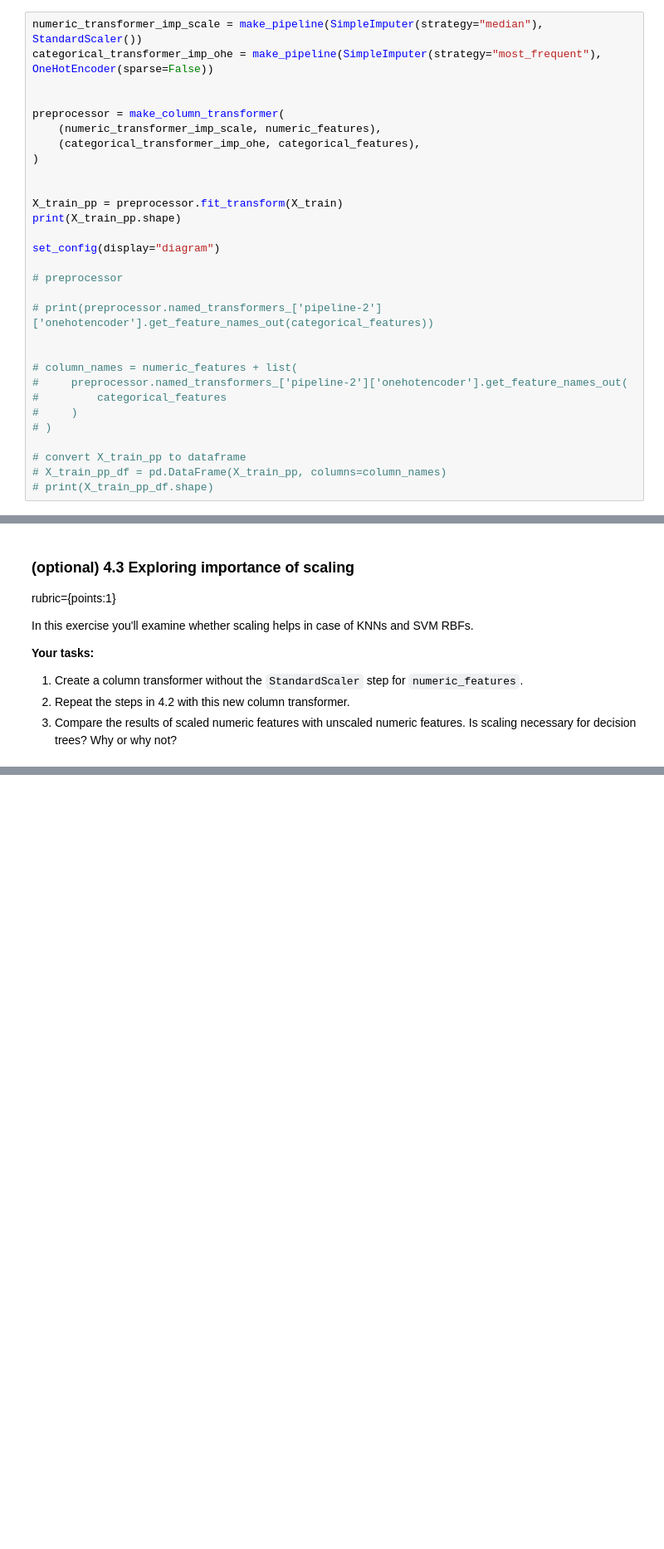
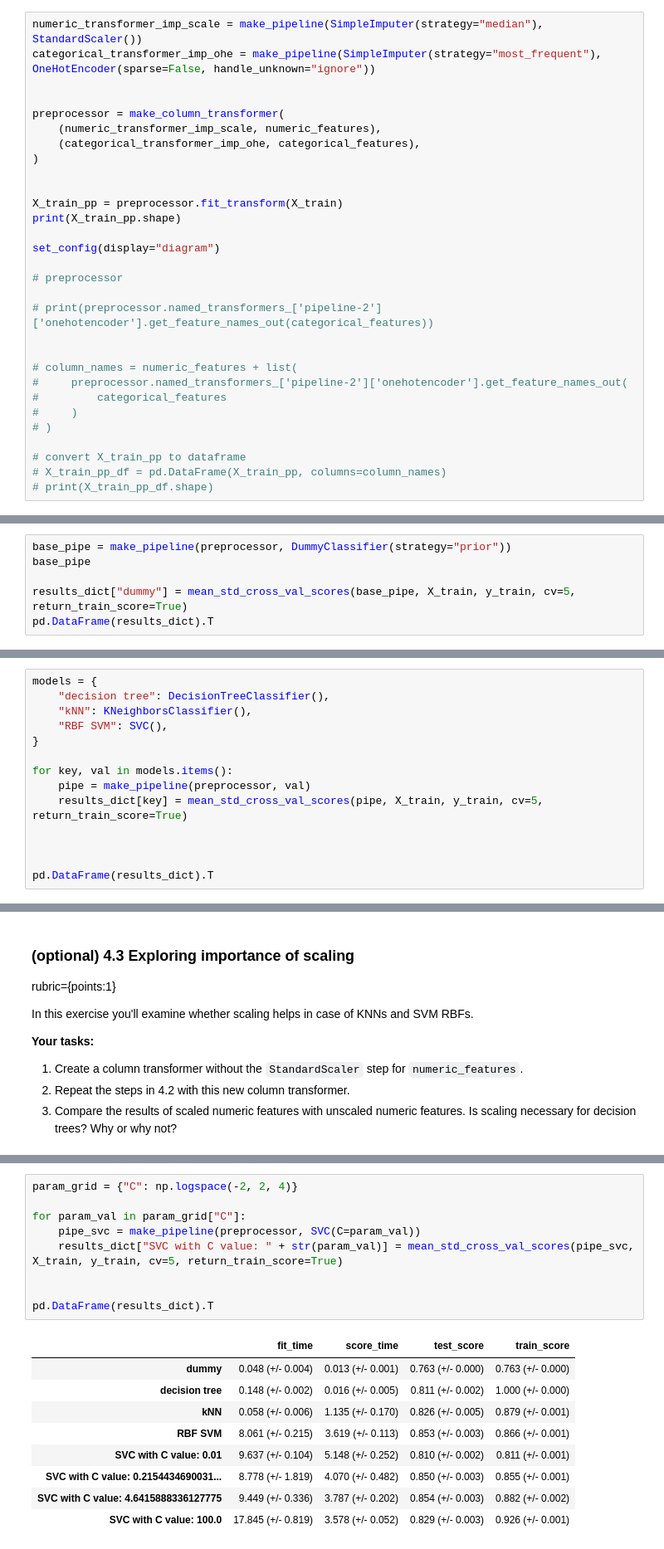
Before and after one commit to SilentM/cpsc330-2021W2, a Jupyter notebook: hw/hw3/hw3.ipynb, the cells around one changed output, grey strips where cells are left out. Shown at 83% size. Saved outputs shown, nothing was run; the diff lists cells and outputs as text; blank space fills up the shorter version.

```diff
--- a/hw/hw3/hw3.ipynb
+++ b/hw/hw3/hw3.ipynb
@@ -292,7 +292,7 @@ You may use the method of your choice but `make_pipeline` and `make_column_trans
 3. Why do we need to use a column transformer in this case? Briefly explain.
 # %%
 numeric_transformer_imp_scale = make_pipeline(SimpleImputer(strategy="median"), StandardScaler())
-categorical_transformer_imp_ohe = make_pipeline(SimpleImputer(strategy="most_frequent"), OneHotEncoder(sparse=False))
+categorical_transformer_imp_ohe = make_pipeline(SimpleImputer(strategy="most_frequent"), OneHotEncoder(sparse=False, handle_unknown="ignore"))
 
 
 preprocessor = make_column_transformer(
@@ -376,3 +376,9 @@ rubric={points:6}
 2. Carry out 5-fold cross-validation with the pipeline. Store the results in `results_dict` above. Display the results as a pandas DataFrame.
 
 > You may use the function `mean_std_cross_val_scores` above to carry out cross-validation and storing results. Refer to the class notes if you are unsure about how to use it.
+# %%
+base_pipe = make_pipeline(preprocessor, DummyClassifier(strategy="prior"))
+base_pipe
+
+results_dict["dummy"] = mean_std_cross_val_scores(base_pipe, X_train, y_train, cv=5, return_train_score=True)
+pd.DataFrame(results_dict).T
@@ -402,0 +406,14 @@ models = {
+# %%
+models = {
+    "decision tree": DecisionTreeClassifier(),
+    "kNN": KNeighborsClassifier(),
+    "RBF SVM": SVC(),
+}
+
+for key, val in models.items():
+    pipe = make_pipeline(preprocessor, val)
+    results_dict[key] = mean_std_cross_val_scores(pipe, X_train, y_train, cv=5, return_train_score=True)
+
+
+
+pd.DataFrame(results_dict).T
@@ -433,3 +500,22 @@ param_grid = {"C": np.logspace(-2, 2, 4)}
+# %%
+param_grid = {"C": np.logspace(-2, 2, 4)}
+
+for param_val in param_grid["C"]:
+    pipe_svc = make_pipeline(preprocessor, SVC(C=param_val))
+    results_dict["SVC with C value: " + str(param_val)] = mean_std_cross_val_scores(pipe_svc, X_train, y_train, cv=5, return_train_score=True)
+
+
+pd.DataFrame(results_dict).T
+# %% [output]
+|  | fit_time | score_time | test_score | train_score |
+| dummy | 0.048 (+/- 0.004) | 0.013 (+/- 0.001) | 0.763 (+/- 0.000) | 0.763 (+/- 0.000) |
+| decision tree | 0.148 (+/- 0.002) | 0.016 (+/- 0.005) | 0.811 (+/- 0.002) | 1.000 (+/- 0.000) |
+| kNN | 0.058 (+/- 0.006) | 1.135 (+/- 0.170) | 0.826 (+/- 0.005) | 0.879 (+/- 0.001) |
+| RBF SVM | 8.061 (+/- 0.215) | 3.619 (+/- 0.113) | 0.853 (+/- 0.003) | 0.866 (+/- 0.001) |
+| SVC with C value: 0.01 | 9.637 (+/- 0.104) | 5.148 (+/- 0.252) | 0.810 (+/- 0.002) | 0.811 (+/- 0.001) |
+| SVC with C value: 0.2154434690031... | 8.778 (+/- 1.819) | 4.070 (+/- 0.482) | 0.850 (+/- 0.003) | 0.855 (+/- 0.001) |
+| SVC with C value: 4.6415888336127775 | 9.449 (+/- 0.336) | 3.787 (+/- 0.202) | 0.854 (+/- 0.003) | 0.882 (+/- 0.002) |
+| SVC with C value: 100.0 | 17.845 (+/- 0.819) | 3.578 (+/- 0.052) | 0.829 (+/- 0.003) | 0.926 (+/- 0.001) |
 # %% [markdown]
 <br><br><br><br>
 # %% [markdown]
```
Also changed, not shown: parts of 12 cells of this notebook.
